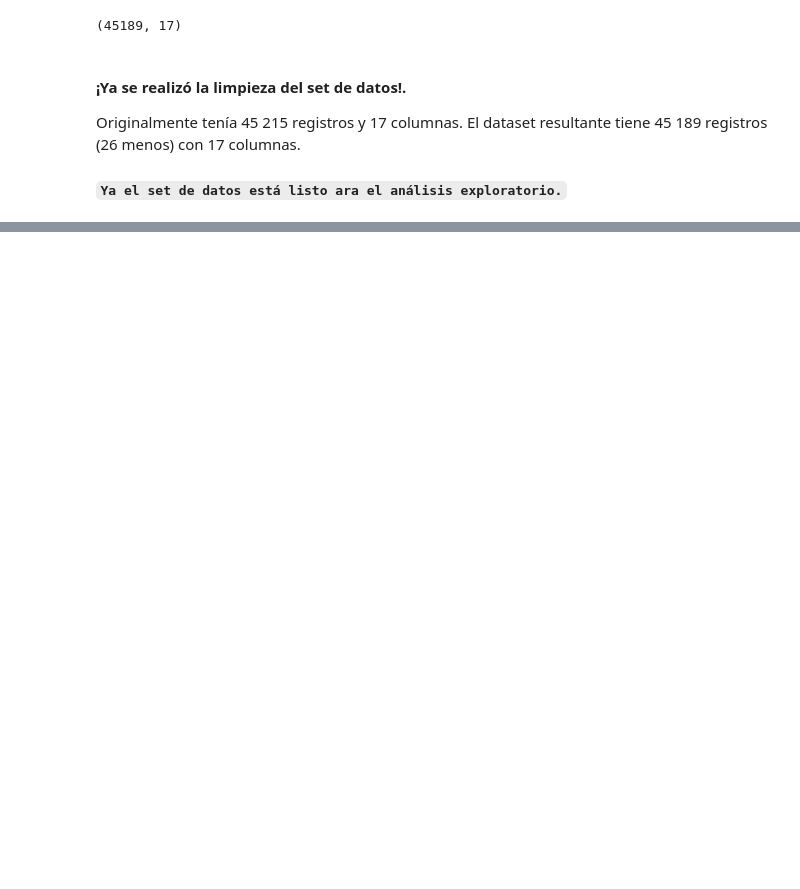
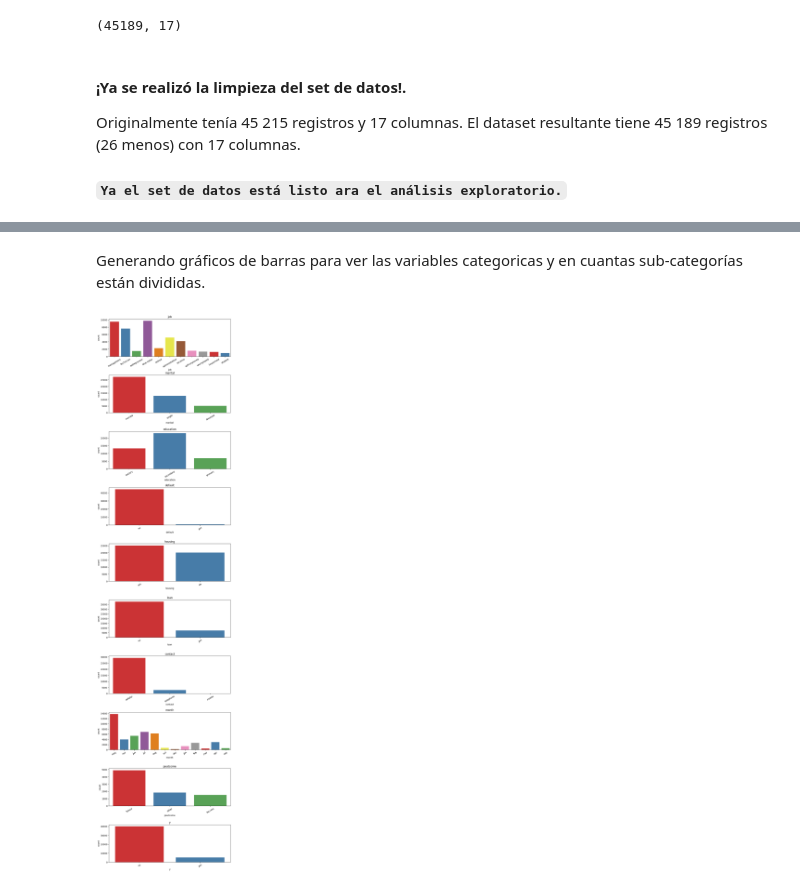
Before and after one commit to mizos0512/RPython, a Jupyter notebook: Mis_Proyectos/marketing_bank.ipynb, the cells around one changed output, grey strips where cells are left out. Drawn from its saved outputs; the diff is of its cells as text; code cells hidden in the pictures; blank space fills up the shorter version.

```diff
--- a/Mis_Proyectos/marketing_bank.ipynb
+++ b/Mis_Proyectos/marketing_bank.ipynb
@@ -331,0 +346,25 @@ Originalmente tenía 45 215 registros y 17 columnas. El dataset resultante tiene
+# %%
+# Cargar el archivo CSV
+ruta = "Archivos/dataset_banco_clean.csv"
+data = pd.read_csv(ruta)
+
+# Reemplazar 'unknown' con NaN para manejarlos más fácilmente
+data.replace('unknown', pd.NA, inplace=True)
+
+# Convertir las columnas usando pd.to_numeric() con errors='coerce'
+data['age'] = pd.to_numeric(data['age'], errors='coerce')
+data['balance'] = pd.to_numeric(data['balance'], errors='coerce')
+data['day'] = pd.to_numeric(data['day'], errors='coerce')
+data['duration'] = pd.to_numeric(data['duration'], errors='coerce')
+data['campaign'] = pd.to_numeric(data['campaign'], errors='coerce')
+data['pdays'] = pd.to_numeric(data['pdays'], errors='coerce')
+data['previous'] = pd.to_numeric(data['previous'], errors='coerce')
+
+# Manejar los NaN antes de convertir a int64
+data['age'] = data['age'].fillna(0).astype('int64')
+data['day'] = data['day'].fillna(0).astype('int64')
+data['campaign'] = data['campaign'].fillna(0).astype('int64')
+data['previous'] = data['previous'].fillna(0).astype('int64')
+
+# Revisar la información del DataFrame
+data.info()
@@ -331,0 +425,14 @@ Originalmente tenía 45 215 registros y 17 columnas. El dataset resultante tiene
+# %% [markdown]
+Generando gráficos de barras para ver las variables categoricas y en cuantas sub-categorías están divididas.
+# %%
+cols_cat= ['job', 'marital', 'education', 'default', 'housing', 'loan', 'contact', 'month', 'poutcome', 'y']
+
+fig, ax= plt.subplots(nrows=len(cols_cat), ncols=1, figsize=(10,45))
+fig.subplots_adjust(hspace=0.5)
+
+for i, col in enumerate(cols_cat):
+    sns.countplot(x=col, data=data, ax=ax[i], hue=col, palette='Set1', legend=False)
+    ax[i].set_title(col)
+    ax[i].tick_params(axis='x', rotation=30)
+# %% [output]
+[figure, added]
```
Also changed, not shown: parts of 41 cells of this notebook, 1 other file.
